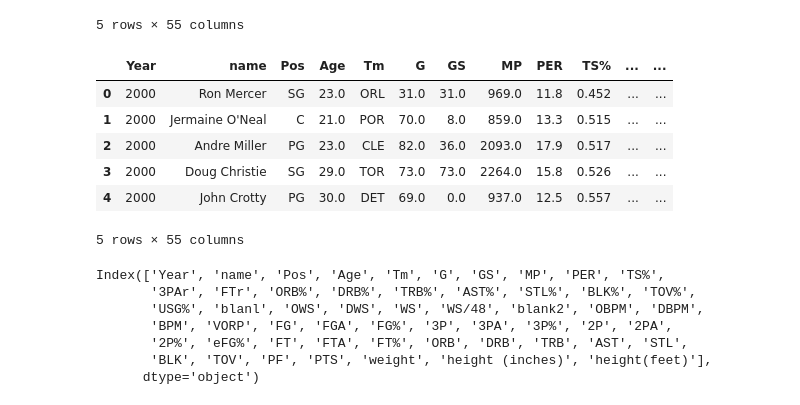
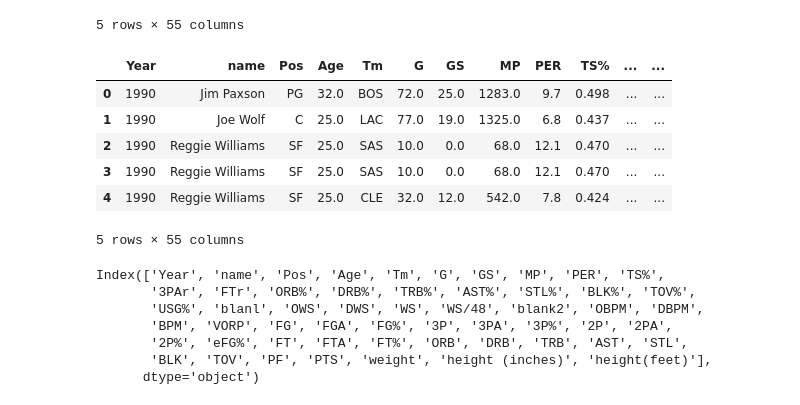
Before and after one commit to logan7734/Project1_repo, a Jupyter notebook: Logan_Corrected_March28.ipynb, the cells around one changed output. Cells and saved outputs as stored; diff of their text form; code cells hidden in the pictures.

```diff
--- a/Logan_Corrected_March28.ipynb
+++ b/Logan_Corrected_March28.ipynb
@@ -81,32 +81,32 @@ complete_df.head()
 # %%
 
 #Filter Years to desired years: we want form 2000 to 2017
 
-my_filter = complete_df.Year >= 2000
+my_filter = complete_df.Year >= 1990
 desired_years_df = complete_df[my_filter]
 
 #Sort values by 'Years' column
 
 desired_years_df = desired_years_df.sort_values(by=['Year'])
 
 #Reset Index
 
 desired_years_df = desired_years_df.reset_index()
 
 #Delete 'index' column
 
 desired_years_df = desired_years_df.drop(['index'], axis=1)
 
 #preview DataFrame: desired_years_df
 
 desired_years_df.head()
 # %% [output]
 |  | Year | name | Pos | Age | Tm | G | GS | MP | PER | TS% | ... | ... |
-| 0 | 2000 | Ron Mercer | SG | 23.0 | ORL | 31.0 | 31.0 | 969.0 | 11.8 | 0.452 | ... | ... |
-| 1 | 2000 | Jermaine O'Neal | C | 21.0 | POR | 70.0 | 8.0 | 859.0 | 13.3 | 0.515 | ... | ... |
-| 2 | 2000 | Andre Miller | PG | 23.0 | CLE | 82.0 | 36.0 | 2093.0 | 17.9 | 0.517 | ... | ... |
-| 3 | 2000 | Doug Christie | SG | 29.0 | TOR | 73.0 | 73.0 | 2264.0 | 15.8 | 0.526 | ... | ... |
-| 4 | 2000 | John Crotty | PG | 30.0 | DET | 69.0 | 0.0 | 937.0 | 12.5 | 0.557 | ... | ... |
+| 0 | 1990 | Jim Paxson | PG | 32.0 | BOS | 72.0 | 25.0 | 1283.0 | 9.7 | 0.498 | ... | ... |
+| 1 | 1990 | Joe Wolf | C | 25.0 | LAC | 77.0 | 19.0 | 1325.0 | 6.8 | 0.437 | ... | ... |
+| 2 | 1990 | Reggie Williams | SF | 25.0 | SAS | 10.0 | 0.0 | 68.0 | 12.1 | 0.470 | ... | ... |
+| 3 | 1990 | Reggie Williams | SF | 25.0 | SAS | 10.0 | 0.0 | 68.0 | 12.1 | 0.470 | ... | ... |
+| 4 | 1990 | Reggie Williams | SF | 25.0 | CLE | 32.0 | 12.0 | 542.0 | 7.8 | 0.424 | ... | ... |
 5 rows × 55 columns
 # %%
 desired_years_df.columns
```
Also changed, not shown: parts of 16 cells of this notebook.
